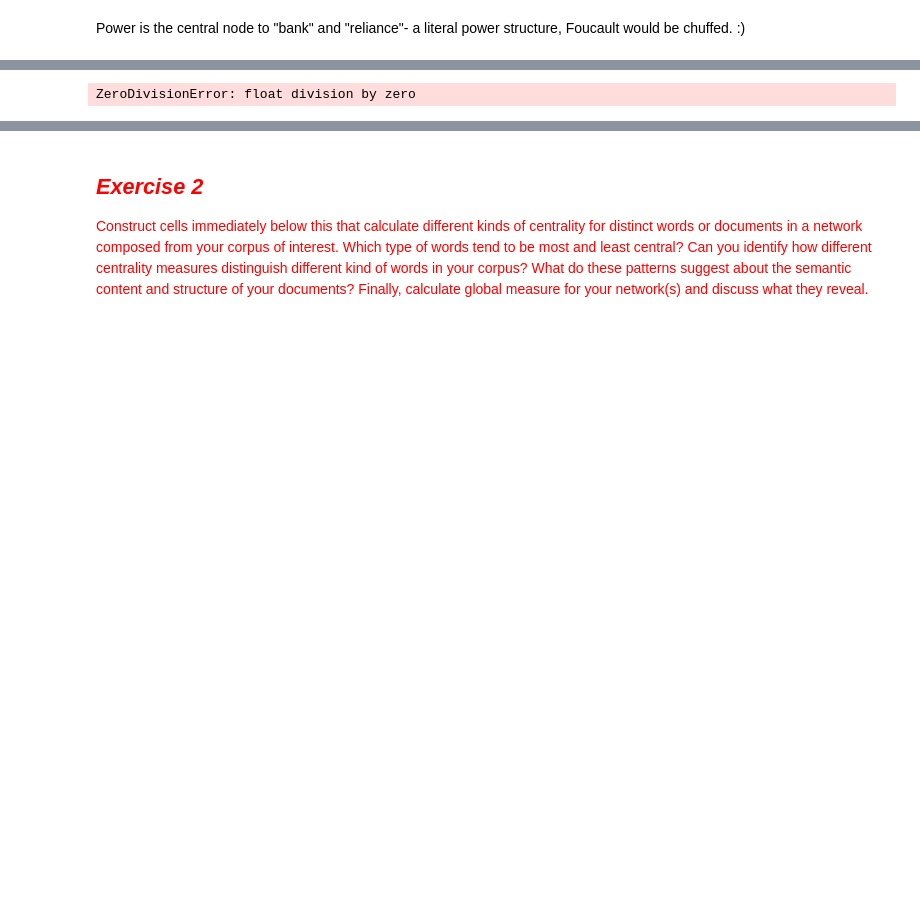
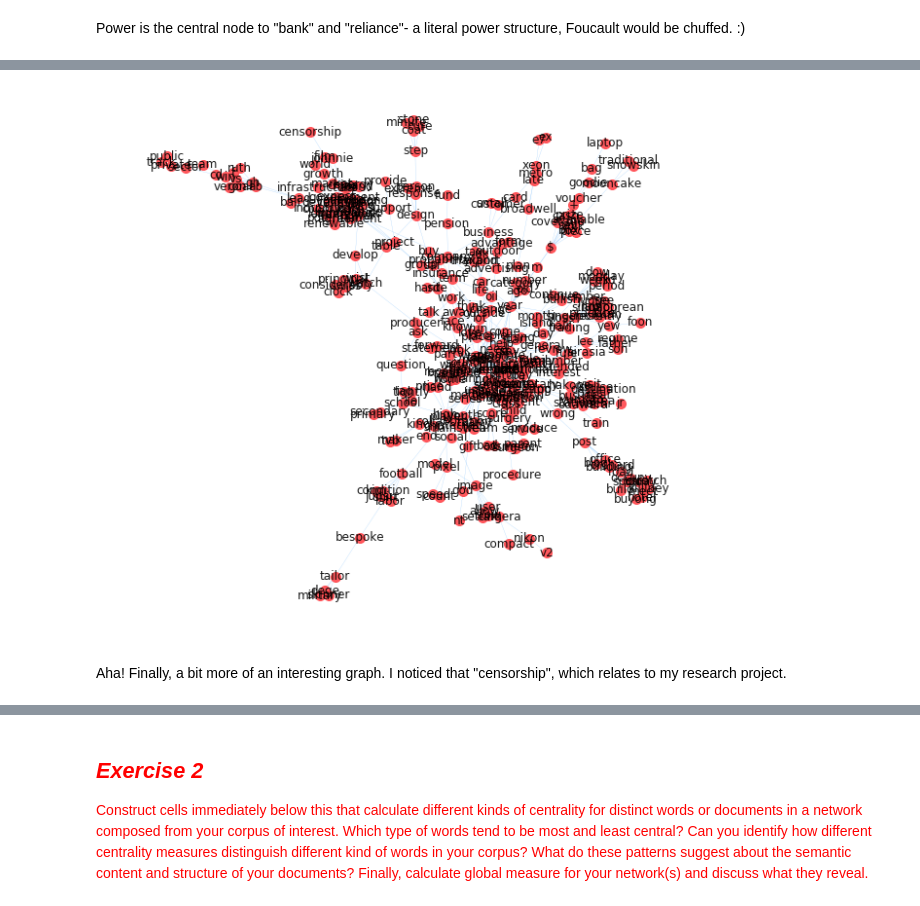
Before and after one commit to rkcatipon/Content-Analysis-2020, a Jupyter notebook: week-5/5-HW-Response.ipynb, the cells around one changed output, grey strips where cells are left out. Cells and saved outputs as stored; diff of their text form; code cells hidden in the pictures; blank space fills up the shorter version.

```diff
--- a/week-5/5-HW-Response.ipynb
+++ b/week-5/5-HW-Response.ipynb
@@ -308,2 +340,5 @@ nx.draw(giant, ax = ax, pos = layout, labels = {n:n for n in giant.nodes()},
+# %%
+# setting g again
+g = wordCooccurrence(sample_data['normalized_sents'].sum())
 # %% [markdown]
 Power is the central node to "bank" and "reliance"- a literal power structure, Foucault would be chuffed. :)
@@ -310,5 +358,16 @@ Power is the central node to "bank" and "reliance"- a literal power structure, F
+# %%
+layout = nx.spring_layout(dwarf, weight='weight', iterations= 100)
+fig, ax = plt.subplots(figsize = (10,10))
+nx.draw(dwarf, ax = ax, pos = layout, labels = {n:n for n in dwarf.nodes()},
+        width=.2,
+        alpha = .9,
+        node_size = 100,
+        node_color = "xkcd:light red",
+        edge_color='xkcd:sky blue') #Getting labels is a bit annoying
+# %% [output]
+[figure, added]
+# %% [markdown]
+Aha! Finally, a bit more of an interesting graph. I noticed that "censorship", which relates to my research project.
 # %%
 from networkx.algorithms.community import greedy_modularity_communities
-c = list(greedy_modularity_communities(giant))
+c = list(greedy_modularity_communities(dwarf))
-# %% [output]
-ZeroDivisionError: float division by zero
```
Also changed, not shown: parts of 21 cells of this notebook.
